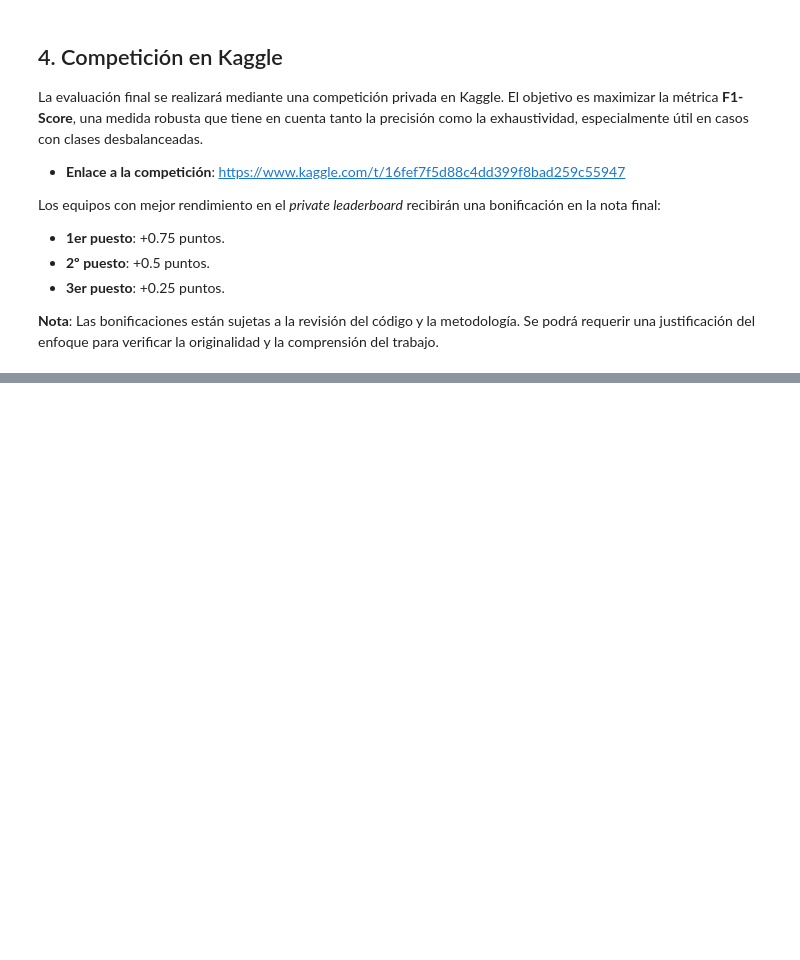
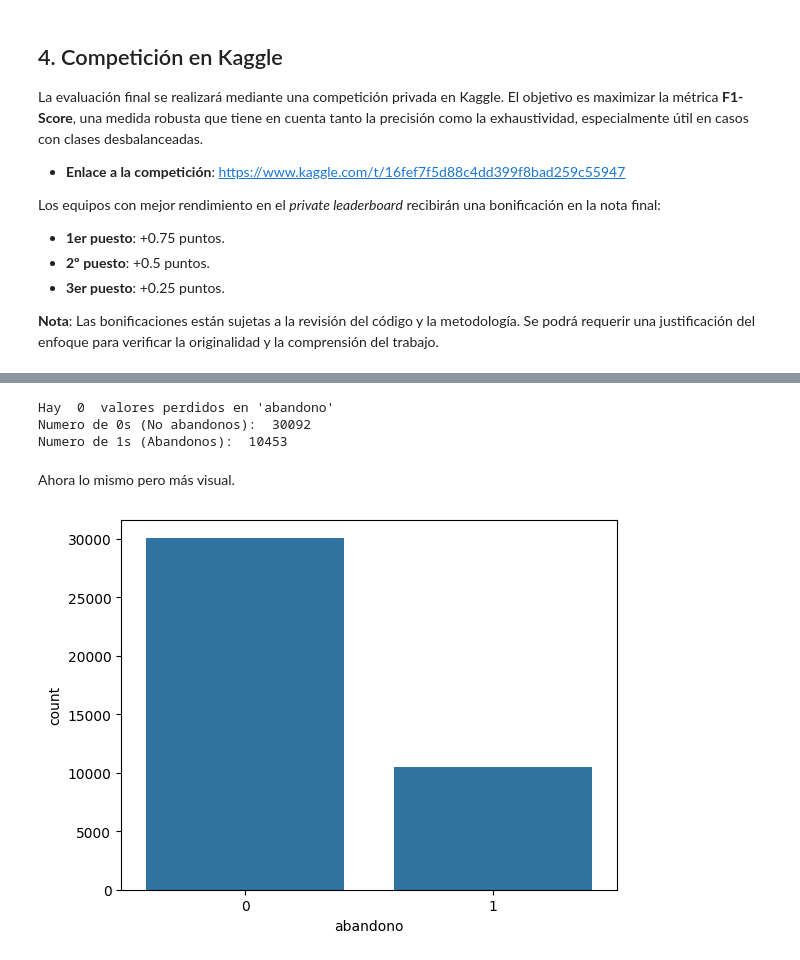
Before and after one commit to Marcos-Wth/Practica_1_Mineria_de_Datos, a Jupyter notebook: Práctica 1 - Análisis, procesamiento y validación .ipynb, the cells around one changed output, grey strips where cells are left out. Drawn from its saved outputs; the diff is of its cells as text; code cells hidden in the pictures; blank space fills up the shorter version.

```diff
--- a/Práctica 1 - Análisis, procesamiento y validación .ipynb
+++ b/Práctica 1 - Análisis, procesamiento y validación .ipynb
@@ -193,0 +200,22 @@ Los equipos con mejor rendimiento en el *private leaderboard* recibirán una bon
+# %%
+perdidos = df_train['abandono'].isna().sum()
+print("Hay ",perdidos, " valores perdidos en 'abandono'")
+
+x= df_train['abandono'].value_counts()
+
+print("Numero de 0s (No abandonos): ",x.get(0,0))
+print("Numero de 1s (Abandonos): ",x.get(1,0))
+# %% [output]
+Hay  0  valores perdidos en 'abandono'
+Numero de 0s (No abandonos):  30092
+Numero de 1s (Abandonos):  10453
+# %% [markdown]
+Ahora lo mismo pero más visual.
+# %%
+import seaborn as sns
+import matplotlib.pyplot as plt
+
+sns.countplot(x='abandono',data=df_train)
+plt.show()
+# %% [output]
+[figure, added]
```
Also changed, not shown: parts of 4 cells of this notebook.
